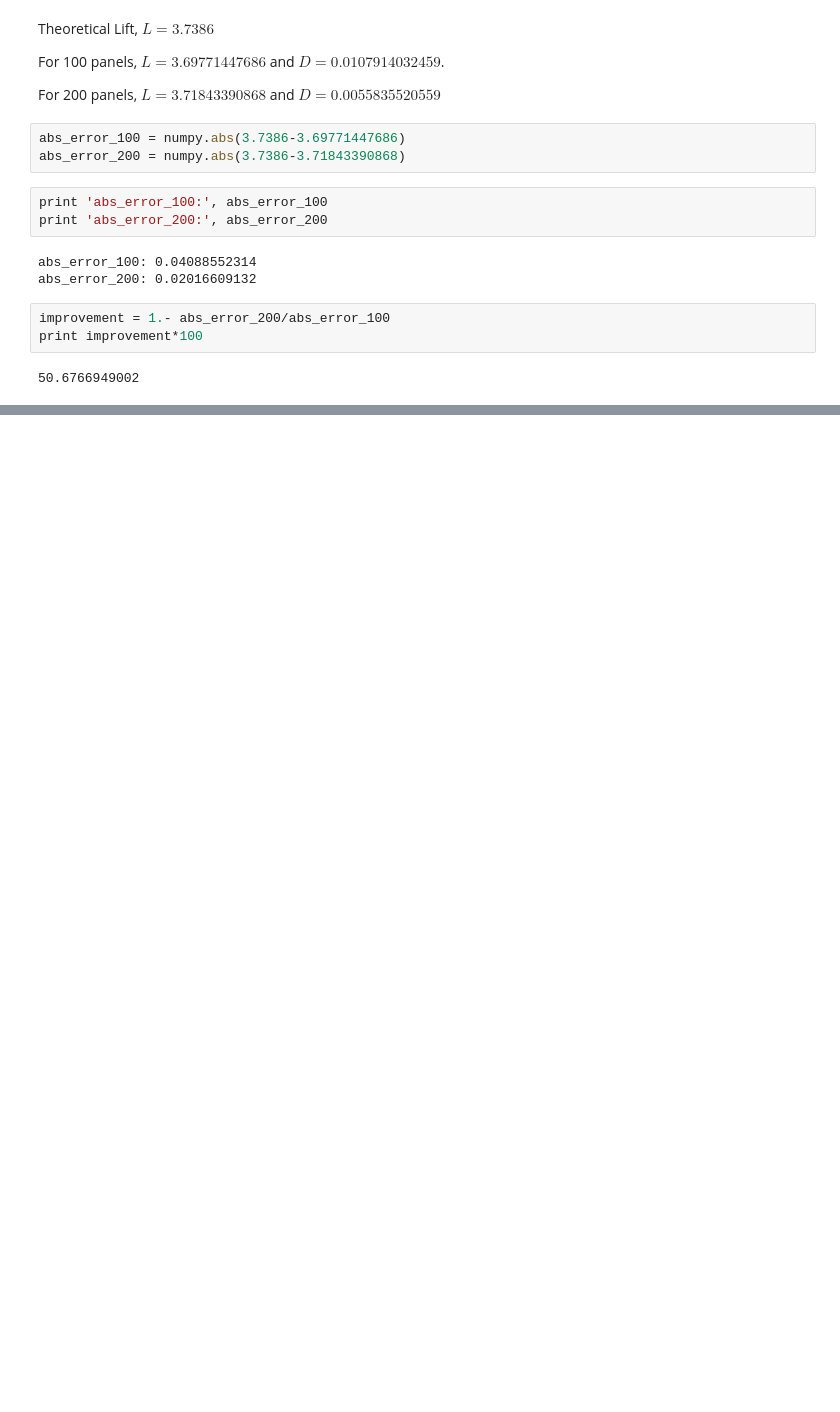
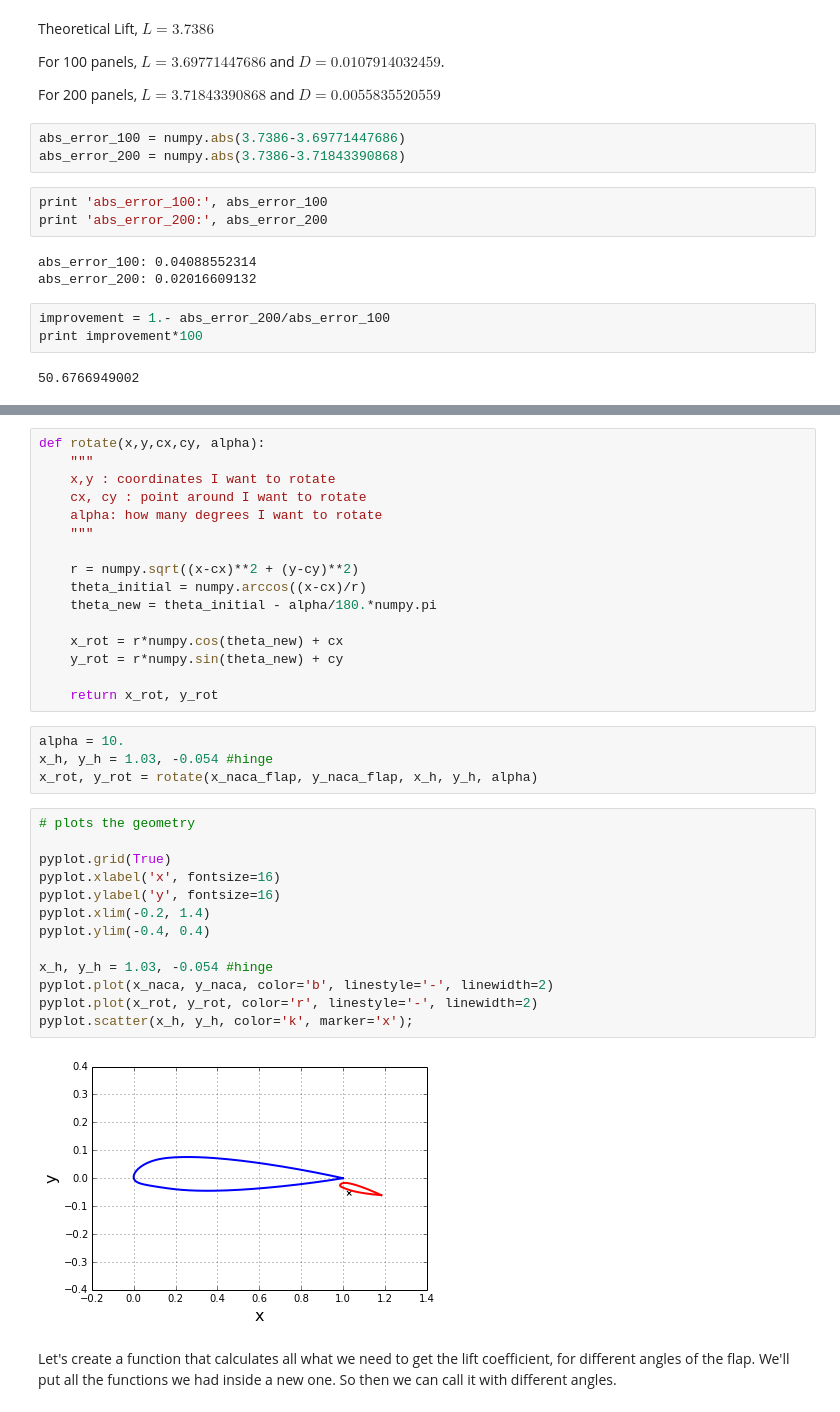
Before and after one commit to engamohd/AeroPython, a Jupyter notebook: my_codes/lesson11_assignment_mc.ipynb, the cells around one changed output, grey strips where cells are left out. Cells and saved outputs as stored; diff of their text form; blank space fills up the shorter version.

Commit message:
Assignment lesson11 done (fix some calc pending)
*I calculate some stuff form previous tries of bisection
so I need to clean this!

```diff
--- a/my_codes/lesson11_assignment_mc.ipynb
+++ b/my_codes/lesson11_assignment_mc.ipynb
@@ -523,0 +613,37 @@ print improvement*100
+# %%
+def rotate(x,y,cx,cy, alpha):
+    """
+    x,y : coordinates I want to rotate
+    cx, cy : point around I want to rotate
+    alpha: how many degrees I want to rotate
+    """
+
+    r = numpy.sqrt((x-cx)**2 + (y-cy)**2)
+    theta_initial = numpy.arccos((x-cx)/r)
+    theta_new = theta_initial - alpha/180.*numpy.pi
+
+    x_rot = r*numpy.cos(theta_new) + cx
+    y_rot = r*numpy.sin(theta_new) + cy
+
+    return x_rot, y_rot
+# %%
+alpha = 10.
+x_h, y_h = 1.03, -0.054 #hinge
+x_rot, y_rot = rotate(x_naca_flap, y_naca_flap, x_h, y_h, alpha)
+# %%
+# plots the geometry
+
+pyplot.grid(True)
+pyplot.xlabel('x', fontsize=16)
+pyplot.ylabel('y', fontsize=16)
+pyplot.xlim(-0.2, 1.4)
+pyplot.ylim(-0.4, 0.4)
+
+x_h, y_h = 1.03, -0.054 #hinge
+pyplot.plot(x_naca, y_naca, color='b', linestyle='-', linewidth=2)
+pyplot.plot(x_rot, y_rot, color='r', linestyle='-', linewidth=2)
+pyplot.scatter(x_h, y_h, color='k', marker='x');
+# %% [output]
+[figure, added]
+# %% [markdown]
+Let's create a function that calculates all what we need to get the lift coefficient, for different angles of the flap. We'll put all the functions we had inside a new one. So then we can call it with different angles.
```
Also changed, not shown: parts of 24 cells of this notebook, 3 other files.
